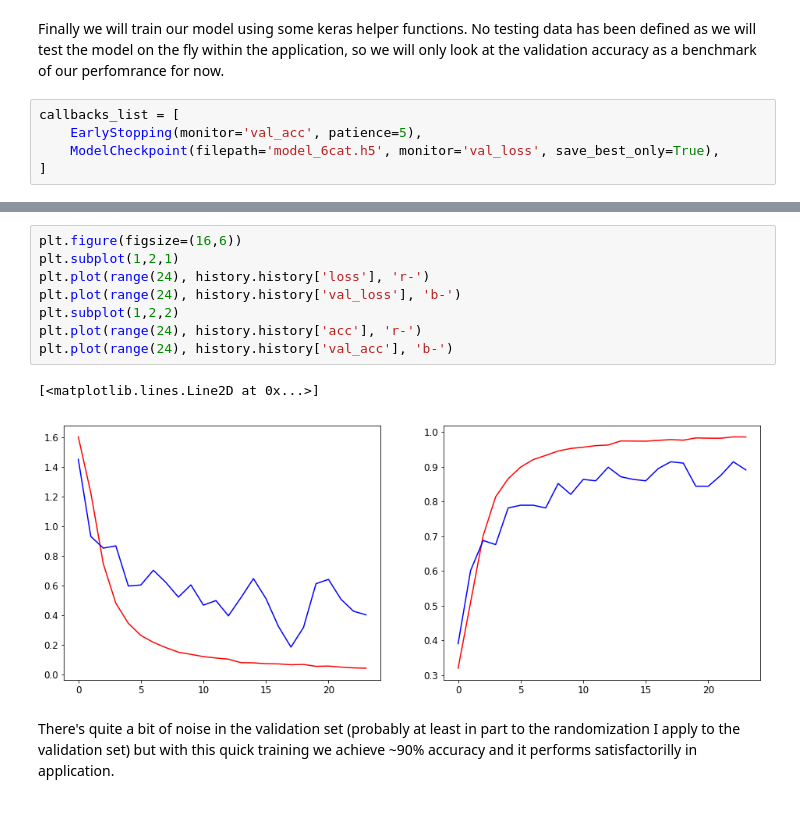
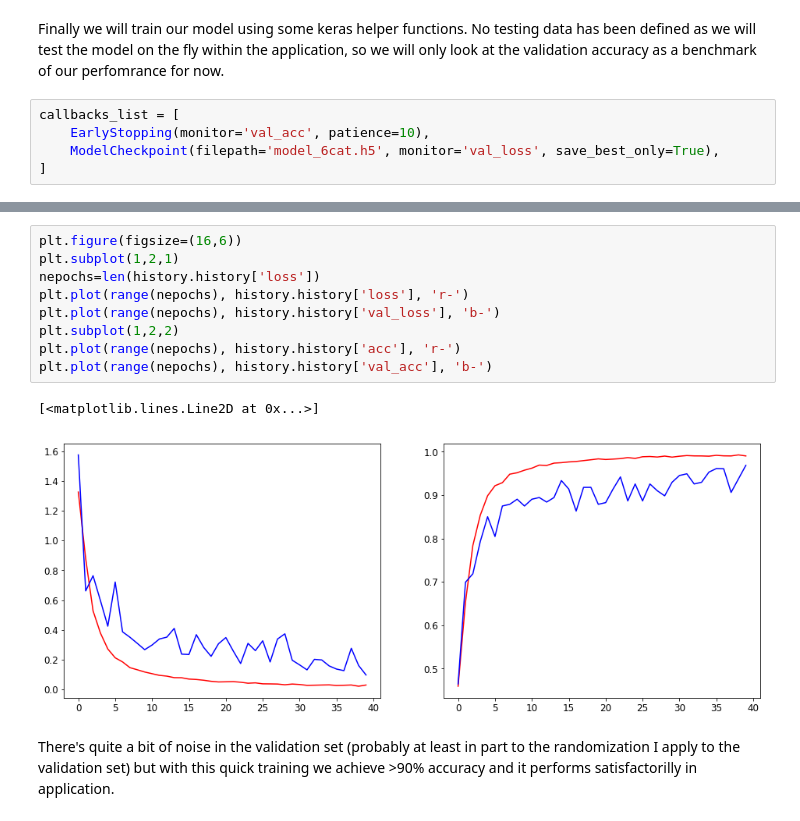
Before and after one commit to jaredvasquez/CNN-HowManyFingers, a Jupyter notebook: trainModel.ipynb, the cells around one changed output, grey strips where cells are left out. Drawn from its saved outputs; the diff is of its cells as text.

```diff
--- a/trainModel.ipynb
+++ b/trainModel.ipynb
@@ -129,7 +128,7 @@ model.compile(optimizer='adadelta', loss='categorical_crossentropy', metrics=['a
 Finally we will train our model using some keras helper functions. No testing data has been defined as we will test the model on the fly within the application, so we will only look at the validation accuracy as a benchmark of our perfomrance for now.
 # %%
 callbacks_list = [
-    EarlyStopping(monitor='val_acc', patience=5),
+    EarlyStopping(monitor='val_acc', patience=10),
     ModelCheckpoint(filepath='model_6cat.h5', monitor='val_loss', save_best_only=True),
 ]
 # %%
@@ -164,13 +163,14 @@ Epoch 24/40
 # %%
 plt.figure(figsize=(16,6))
 plt.subplot(1,2,1)
-plt.plot(range(24), history.history['loss'], 'r-')
-plt.plot(range(24), history.history['val_loss'], 'b-')
+nepochs=len(history.history['loss'])
+plt.plot(range(nepochs), history.history['loss'], 'r-')
+plt.plot(range(nepochs), history.history['val_loss'], 'b-')
 plt.subplot(1,2,2)
-plt.plot(range(24), history.history['acc'], 'r-')
-plt.plot(range(24), history.history['val_acc'], 'b-')
+plt.plot(range(nepochs), history.history['acc'], 'r-')
+plt.plot(range(nepochs), history.history['val_acc'], 'b-')
 # %% [output]
 [<matplotlib.lines.Line2D at 0x...>]
-[figure, old version]
+[figure, new version]
 # %% [markdown]
-There's quite a bit of noise in the validation set (probably at least in part to the randomization I apply to the validation set) but with this quick training we achieve ~90% accuracy and it performs satisfactorilly in application.
+There's quite a bit of noise in the validation set (probably at least in part to the randomization I apply to the validation set) but with this quick training we achieve >90% accuracy and it performs satisfactorilly in application.
```
Also changed, not shown: parts of 3 cells of this notebook.
